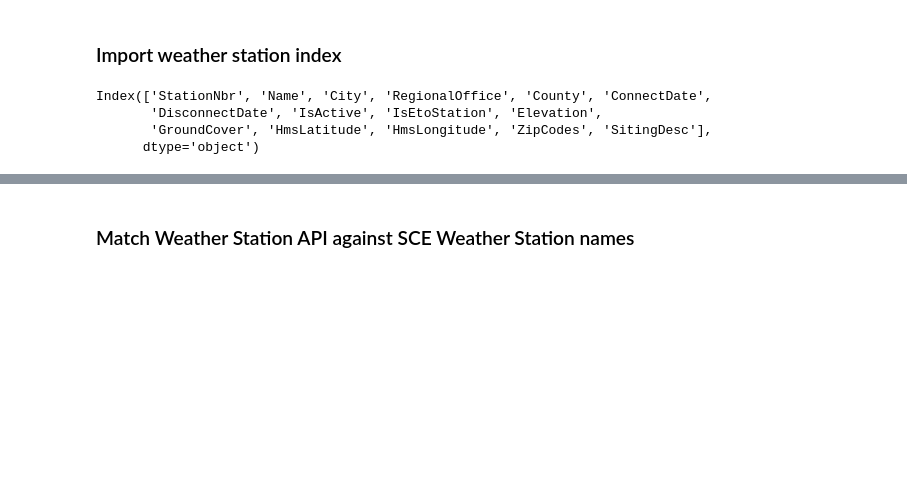
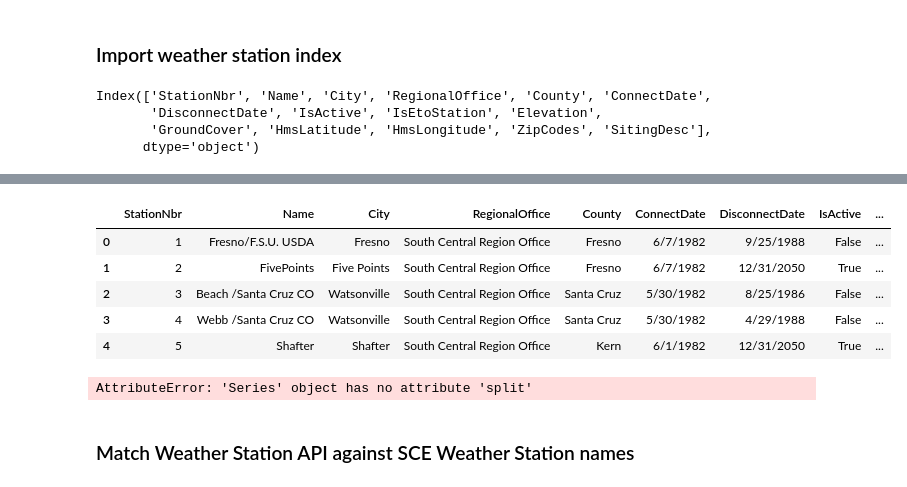
Before and after one commit to tomityrrell/psps-analysis, a Jupyter notebook: notebooks/Weather Station Analysis.ipynb, the cells around one changed output, grey strips where cells are left out. Drawn from its saved outputs; the diff is of its cells as text; code cells hidden in the pictures; blank space fills up the shorter version.

```diff
--- a/notebooks/Weather Station Analysis.ipynb
+++ b/notebooks/Weather Station Analysis.ipynb
@@ -34,3 +27,16 @@ ws[ws.County.str.contains("Yolo")]
+# %%
+ws.head()
+# %% [output]
+|  | StationNbr | Name | City | RegionalOffice | County | ConnectDate | DisconnectDate | IsActive | ... |
+| 0 | 1 | Fresno/F.S.U. USDA | Fresno | South Central Region Office | Fresno | 6/7/1982 | 9/25/1988 | False | ... |
+| 1 | 2 | FivePoints | Five Points | South Central Region Office | Fresno | 6/7/1982 | 12/31/2050 | True | ... |
+| 2 | 3 | Beach /Santa Cruz CO | Watsonville | South Central Region Office | Santa Cruz | 5/30/1982 | 8/25/1986 | False | ... |
+| 3 | 4 | Webb /Santa Cruz CO | Watsonville | South Central Region Office | Santa Cruz | 5/30/1982 | 4/29/1988 | False | ... |
+| 4 | 5 | Shafter | Shafter | South Central Region Office | Kern | 6/1/1982 | 12/31/2050 | True | ... |
+# %%
+ws["HmsLatitude"].split("/")
+# %% [output]
+AttributeError: 'Series' object has no attribute 'split'
 # %% [markdown]
 ### Match Weather Station API against SCE Weather Station names
 # %%
```
Also changed, not shown: parts of 2 cells of this notebook, 1 other file.
